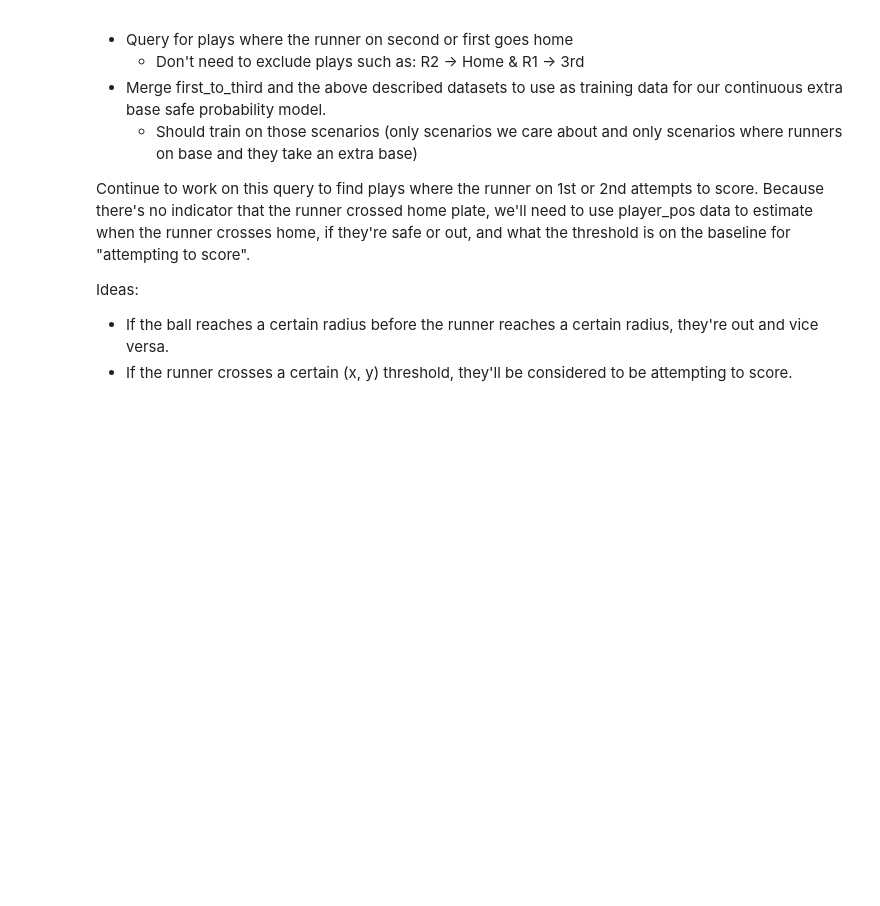
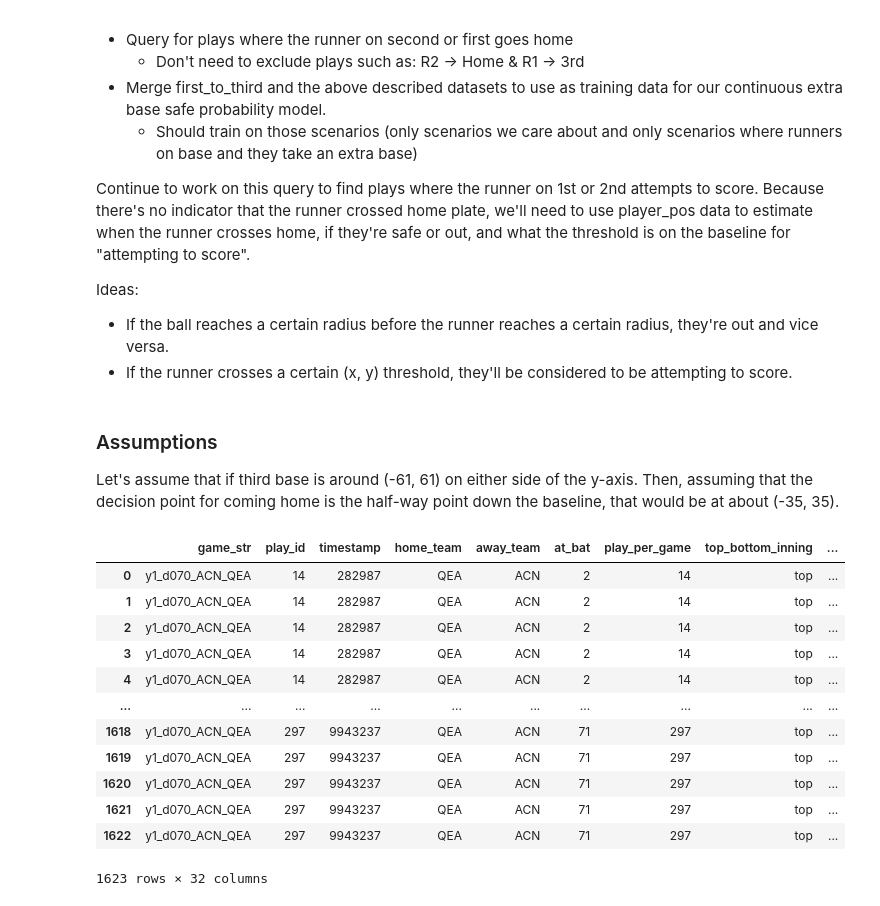
Before and after one commit to alexfrederick1/The-Man-in-the-Middle, a Jupyter notebook: extra_base.ipynb, the cells around one changed output. Cells and saved outputs as stored; diff of their text form; code cells hidden in the pictures; blank space fills up the shorter version.

```diff
--- a/extra_base.ipynb
+++ b/extra_base.ipynb
@@ -234,7 +229,7 @@ player_pos_colors = {7: 'lightcoral',
 
 import seaborn as sns
 
-fig, ax = plt.subplots(figsize=(10, 10))
+fig, ax = plt.subplots(figsize=(10, 12))
 
 example_play = first_or_second[first_or_second_ppos['play_id'] == 45]
 X = example_play['field_x']
@@ -290,3 +285,45 @@ Continue to work on this query to find plays where the runner on 1st or 2nd atte
 Ideas:
 - If the ball reaches a certain radius before the runner reaches a certain radius, they're out and vice versa.
 - If the runner crosses a certain (x, y) threshold, they'll be considered to be attempting to score.
+# %% [markdown]
+### Assumptions
+
+Let's assume that if third base is around (-61, 61) on either side of the y-axis. Then, assuming that the decision point for coming home is the half-way point down the baseline, that would be at about (-35, 35).
+# %%
+#function to find whether or not the runner on 1st "passed" the threshold
+def passed_threshold_1(x, y, x_threshold, y_threshold):
+    return ((x >= x_threshold) & (y <= y_threshold)).any()
+
+x1 = first_or_second[first_or_second['player_position'] == 11]['field_x']
+y1 = first_or_second[first_or_second['player_position'] == 11]['field_y']
+
+passed1 = first_or_second.groupby('play_id').apply(lambda group: passed_threshold_1(x1, y1, -35, 35)).rename('first_to_home')
+
+first_coming_home = first_or_second.merge(passed1, on = 'play_id')
+
+
+#Same thing for runner on 2nd
+def passed_threshold_2(x, y, x_threshold, y_threshold):
+    return ((x >= x_threshold) & (y <= y_threshold)).any()
+
+x2 = first_coming_home[first_coming_home['player_position'] == 12]['field_x']
+y2 = first_coming_home[first_coming_home['player_position'] == 12]['field_y']
+
+passed2 = first_coming_home.groupby('play_id').apply(lambda group: passed_threshold_2(x2, y2, -35, 35)).rename('second_to_home')
+
+first_or_second_coming_home = first_coming_home.merge(passed2, on = 'play_id')
+first_or_second_coming_home
+# %% [output]
+|  | game_str | play_id | timestamp | home_team | away_team | at_bat | play_per_game | top_bottom_inning | ... |
+| 0 | y1_d070_ACN_QEA | 14 | 282987 | QEA | ACN | 2 | 14 | top | ... |
+| 1 | y1_d070_ACN_QEA | 14 | 282987 | QEA | ACN | 2 | 14 | top | ... |
+| 2 | y1_d070_ACN_QEA | 14 | 282987 | QEA | ACN | 2 | 14 | top | ... |
+| 3 | y1_d070_ACN_QEA | 14 | 282987 | QEA | ACN | 2 | 14 | top | ... |
+| 4 | y1_d070_ACN_QEA | 14 | 282987 | QEA | ACN | 2 | 14 | top | ... |
+| ... | ... | ... | ... | ... | ... | ... | ... | ... | ... |
+| 1618 | y1_d070_ACN_QEA | 297 | 9943237 | QEA | ACN | 71 | 297 | top | ... |
+| 1619 | y1_d070_ACN_QEA | 297 | 9943237 | QEA | ACN | 71 | 297 | top | ... |
+| 1620 | y1_d070_ACN_QEA | 297 | 9943237 | QEA | ACN | 71 | 297 | top | ... |
+| 1621 | y1_d070_ACN_QEA | 297 | 9943237 | QEA | ACN | 71 | 297 | top | ... |
+| 1622 | y1_d070_ACN_QEA | 297 | 9943237 | QEA | ACN | 71 | 297 | top | ... |
+1623 rows × 32 columns
```
Also changed, not shown: parts of 1 cell of this notebook.
